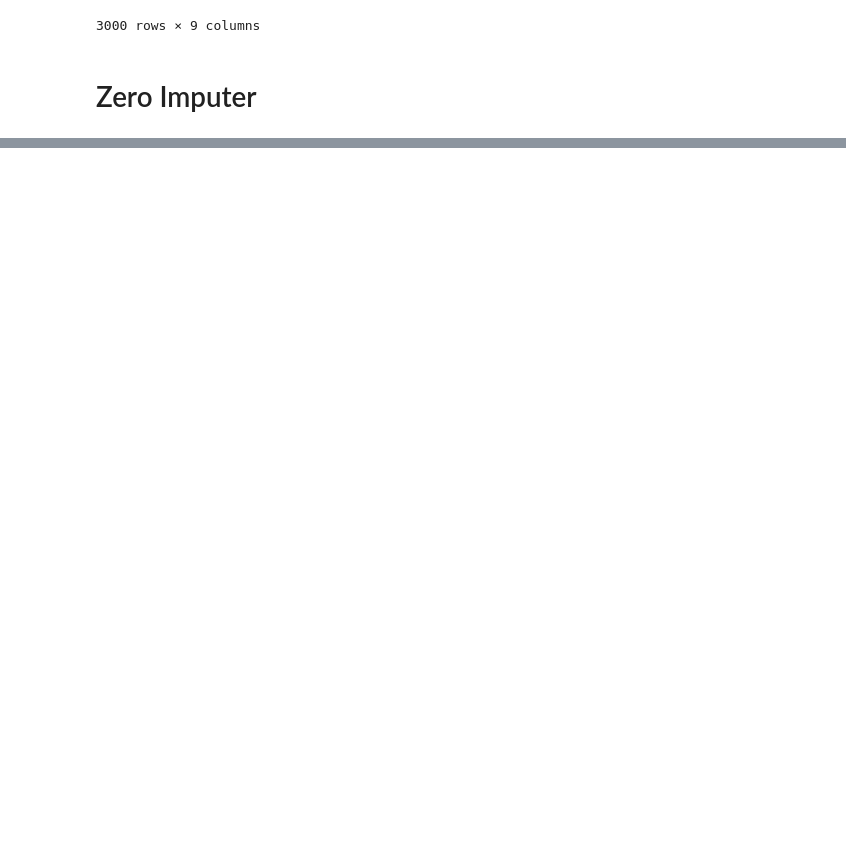
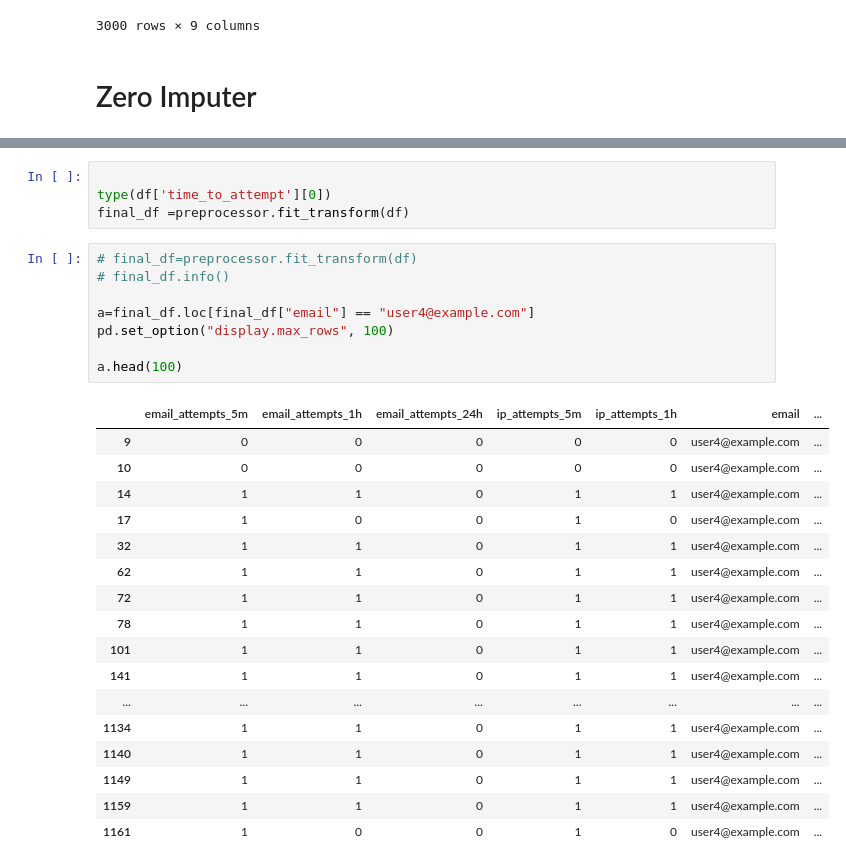
Before and after one commit to ferozahd/first_ml, a Jupyter notebook: real-world-problem/cyber-security/suspicious_login_detector_notebook.ipynb, the cells around one changed output, grey strips where cells are left out. Saved outputs shown, nothing was run; the diff lists cells and outputs as text; blank space fills up the shorter version.

```diff
--- a/real-world-problem/cyber-security/suspicious_login_detector_notebook.ipynb
+++ b/real-world-problem/cyber-security/suspicious_login_detector_notebook.ipynb
@@ -960,0 +353,30 @@ check_rejected_login(new_attempt)
+# %%
+
+type(df['time_to_attempt'][0])
+final_df =preprocessor.fit_transform(df)
+# %%
+# final_df=preprocessor.fit_transform(df)
+# final_df.info()
+
+a=final_df.loc[final_df["email"] == "user4@example.com"]
+pd.set_option("display.max_rows", 100)
+
+a.head(100)
+# %% [output]
+|  | email_attempts_5m | email_attempts_1h | email_attempts_24h | ip_attempts_5m | ip_attempts_1h | email | ... |
+| 9 | 0 | 0 | 0 | 0 | 0 | user4@example.com | ... |
+| 10 | 0 | 0 | 0 | 0 | 0 | user4@example.com | ... |
+| 14 | 1 | 1 | 0 | 1 | 1 | user4@example.com | ... |
+| 17 | 1 | 0 | 0 | 1 | 0 | user4@example.com | ... |
+| 32 | 1 | 1 | 0 | 1 | 1 | user4@example.com | ... |
+| 62 | 1 | 1 | 0 | 1 | 1 | user4@example.com | ... |
+| 72 | 1 | 1 | 0 | 1 | 1 | user4@example.com | ... |
+| 78 | 1 | 1 | 0 | 1 | 1 | user4@example.com | ... |
+| 101 | 1 | 1 | 0 | 1 | 1 | user4@example.com | ... |
+| 141 | 1 | 1 | 0 | 1 | 1 | user4@example.com | ... |
+| ... | ... | ... | ... | ... | ... | ... | ... |
+| 1134 | 1 | 1 | 0 | 1 | 1 | user4@example.com | ... |
+| 1140 | 1 | 1 | 0 | 1 | 1 | user4@example.com | ... |
+| 1149 | 1 | 1 | 0 | 1 | 1 | user4@example.com | ... |
+| 1159 | 1 | 1 | 0 | 1 | 1 | user4@example.com | ... |
+| 1161 | 1 | 0 | 0 | 1 | 0 | user4@example.com | ... |
```
Also changed, not shown: parts of 35 cells of this notebook.
